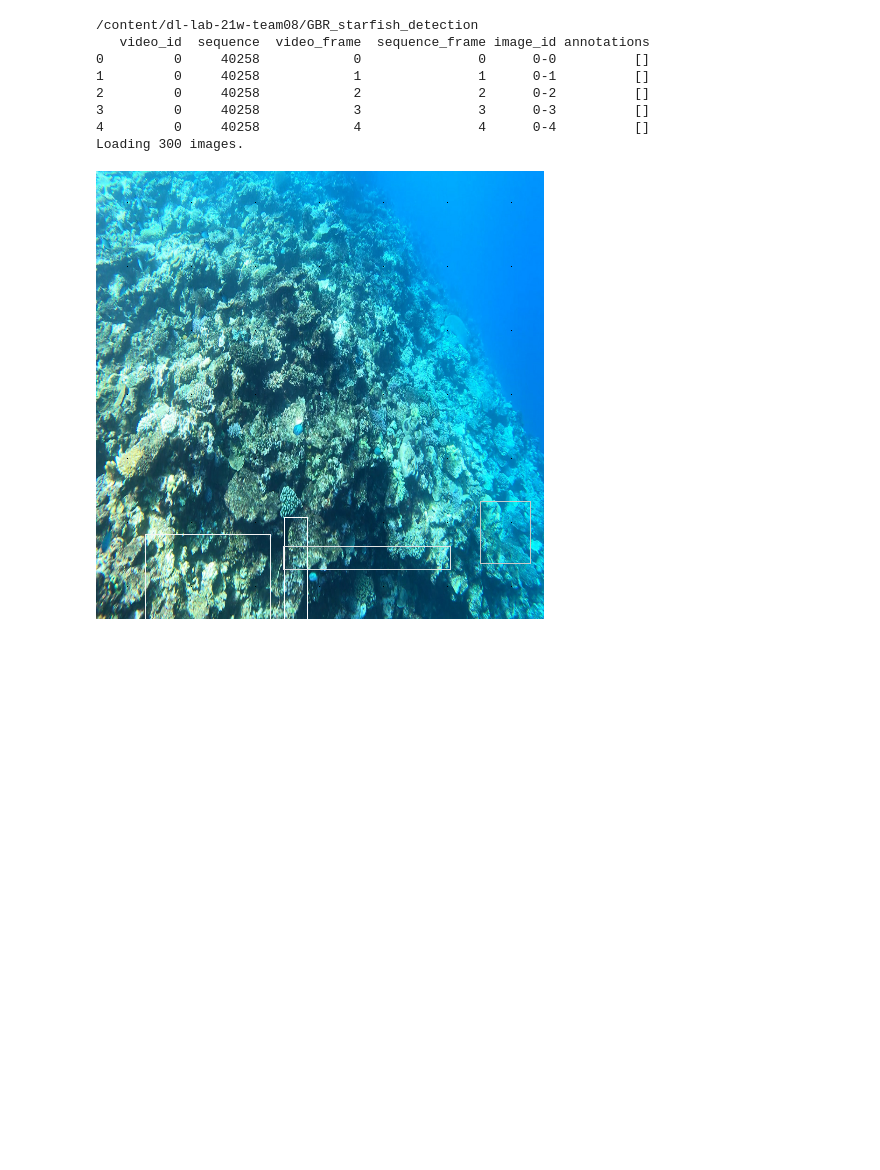
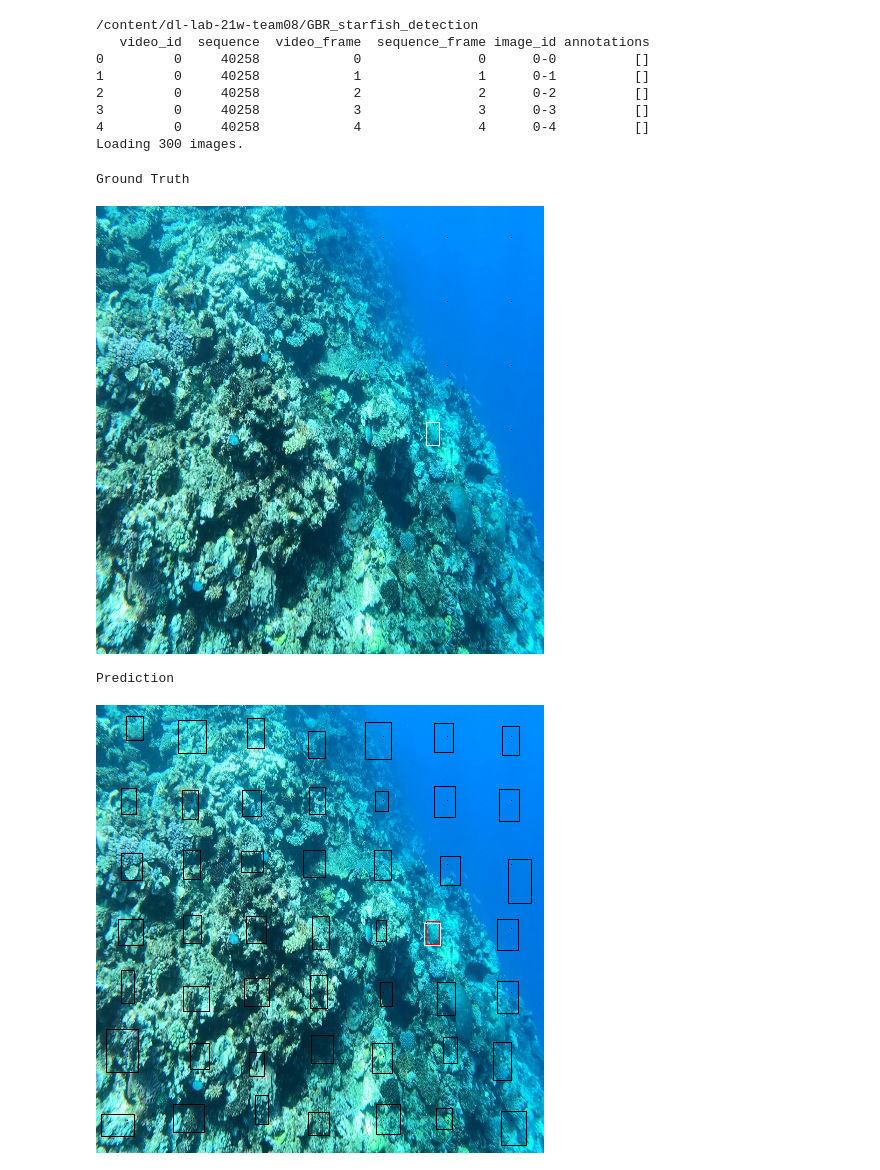
Before and after one commit to nickpwagner/dl-lab-projects, a Jupyter notebook: GBR_starfish_detection/GBR_Colab.ipynb, the cells around one changed output. Saved outputs shown, nothing was run; the diff lists cells and outputs as text; code cells hidden in the pictures; blank space fills up the shorter version.

Commit message:
updated the loss function for the starfish detection. Now also the objectness is predicted. Works fine for the training set

```diff
--- a/GBR_starfish_detection/GBR_Colab.ipynb
+++ b/GBR_starfish_detection/GBR_Colab.ipynb
@@ -6,8 +6,8 @@ Downloads the specified branch of the repo from the github and can run the train
 #@title Select your options
 mode = "train"    #@param ["train", "evaluate"]
 branch_name = "GBR_starfish_detection"    #@param {type:"string"}
-wandb_model = "stuttgartteam8/protect_gbr/2pjrq56n"    #@param ["New", "stuttgartteam8/protect_gbr/2pjrq56n"]
-full_dataset = True    #@param {type:"boolean"}
+wandb_model = "stuttgartteam8/protect_gbr/15ysbcdo"    #@param ["New", "stuttgartteam8/protect_gbr/15ysbcdo", "stuttgartteam8/protect_gbr/225emsat", "stuttgartteam8/protect_gbr/2h1ckitl", "stuttgartteam8/protect_gbr/29mmyvgw", "stuttgartteam8/protect_gbr/2pjrq56n"]
+dataset = "full_reduced_size"    #@param ["full", "full_reduced_size", "partial"]
 # %%
 !nvidia-smi
 # %% [output]
@@ -124,7 +128,7 @@ import tensorflow as tf
 from input import load, annotate_image
 
 wandb.init(project="protect_gbr", entity="stuttgartteam8", mode="disabled")
-if full_dataset:
+if dataset == "full" or dataset == "full_reduced_size":
     arg_update = {"data_dir": "/content/GBR_dataset/"}
 else:
     arg_update = {"data_dir": "/content/GBR_dataset_partial/"}
@@ -161,16 +165,27 @@ Loading 300 images.
 # %%
 
 import tensorflow.keras as keras
 from google.colab.patches import cv2_imshow
 import matplotlib.pyplot as plt
 import cv2
+import numpy as np
 
-for x,y in ds_train:
+for x,y in ds_test:
+    i = np.random.randint(0, config.batch_size)
+    print("Ground Truth")
+    img = annotate_image(config, x[i], y[i], y[i])
+    img = img.numpy()*255
+    img = cv2.cvtColor(img, cv2.COLOR_RGB2BGR)
+    cv2_imshow(img)
+    print("Prediction")
     y_pred = model.predict(x)
-    img = annotate_image(config, x[0], y_pred[0], y[0])
+    img = annotate_image(config, x[i], y_pred[i], y[i])
     img = img.numpy()*255
     img = cv2.cvtColor(img, cv2.COLOR_RGB2BGR)
     cv2_imshow(img)
     break
 # %% [output]
+Ground Truth
-[figure, old version]
+[figure, new version]
+Prediction
+[figure, added]
```
Also changed, not shown: parts of 5 cells of this notebook, 8 other files.
